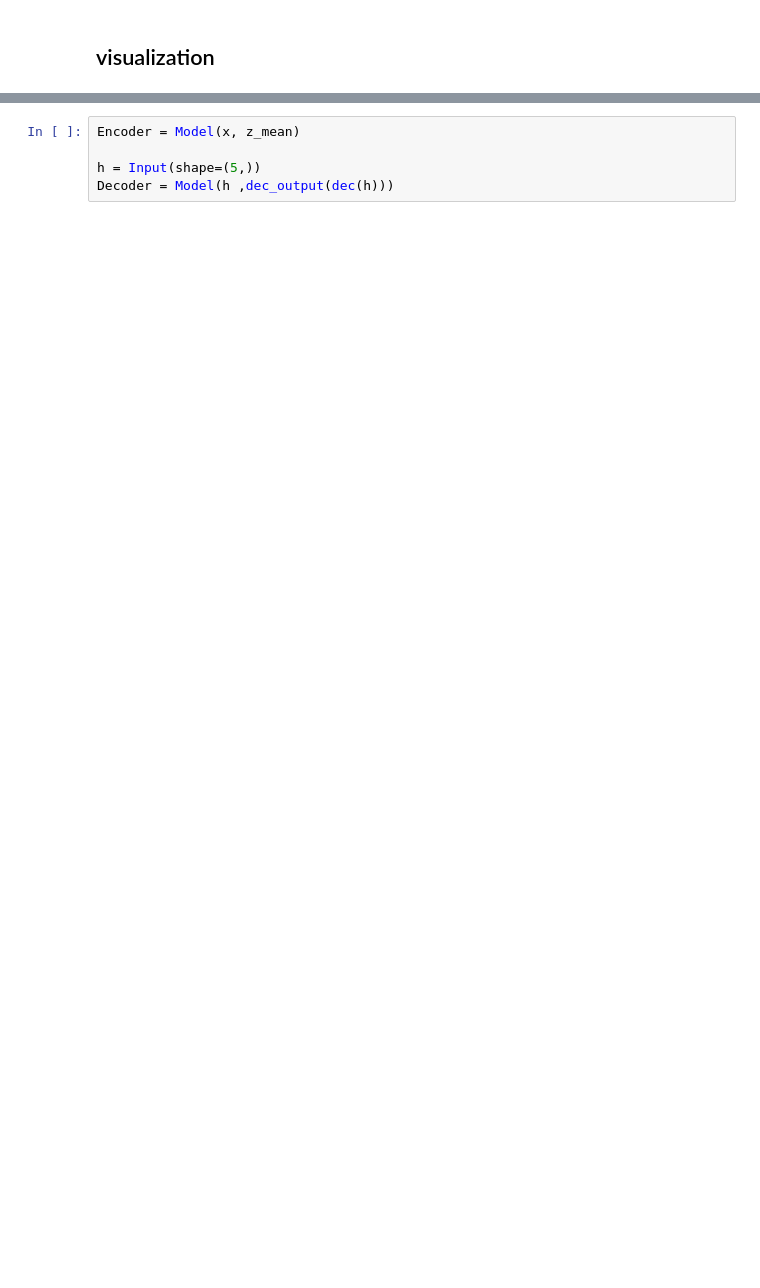
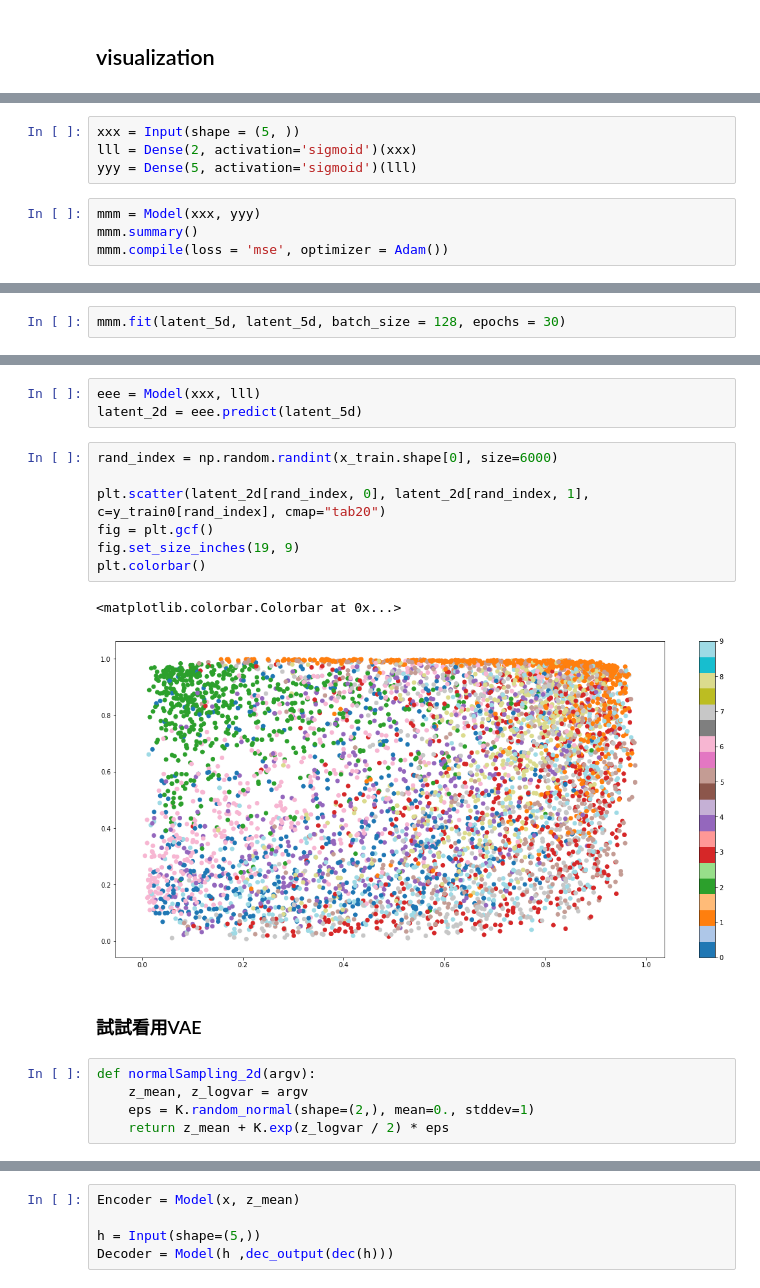
Before and after one commit to sourire3223/aimath, a Jupyter notebook: Homework11_VAE.ipynb, the cells around one changed output, grey strips where cells are left out. Saved outputs shown, nothing was run; the diff lists cells and outputs as text; blank space fills up the shorter version.

```diff
--- a/Homework11_VAE.ipynb
+++ b/Homework11_VAE.ipynb
@@ -126,0 +134,8 @@ Epoch 10/10
+# %%
+xxx = Input(shape = (5, ))
+lll = Dense(2, activation='sigmoid')(xxx)
+yyy = Dense(5, activation='sigmoid')(lll)
+# %%
+mmm = Model(xxx, yyy)
+mmm.summary()
+mmm.compile(loss = 'mse', optimizer = Adam())
@@ -126,0 +156,2 @@ Epoch 10/10
+# %%
+mmm.fit(latent_5d, latent_5d, batch_size = 128, epochs = 30)
@@ -126,0 +177,20 @@ Epoch 10/10
+# %%
+eee = Model(xxx, lll)
+latent_2d = eee.predict(latent_5d)
+# %%
+rand_index = np.random.randint(x_train.shape[0], size=6000)
+
+plt.scatter(latent_2d[rand_index, 0], latent_2d[rand_index, 1],  c=y_train0[rand_index], cmap="tab20")
+fig = plt.gcf()
+fig.set_size_inches(19, 9)
+plt.colorbar()
+# %% [output]
+<matplotlib.colorbar.Colorbar at 0x...>
+[figure, added]
+# %% [markdown]
+### 試試看用VAE
+# %%
+def normalSampling_2d(argv):
+    z_mean, z_logvar = argv
+    eps = K.random_normal(shape=(2,), mean=0., stddev=1)
+    return z_mean + K.exp(z_logvar / 2) * eps
```
Also changed, not shown: parts of 15 cells of this notebook, 4 other files.
